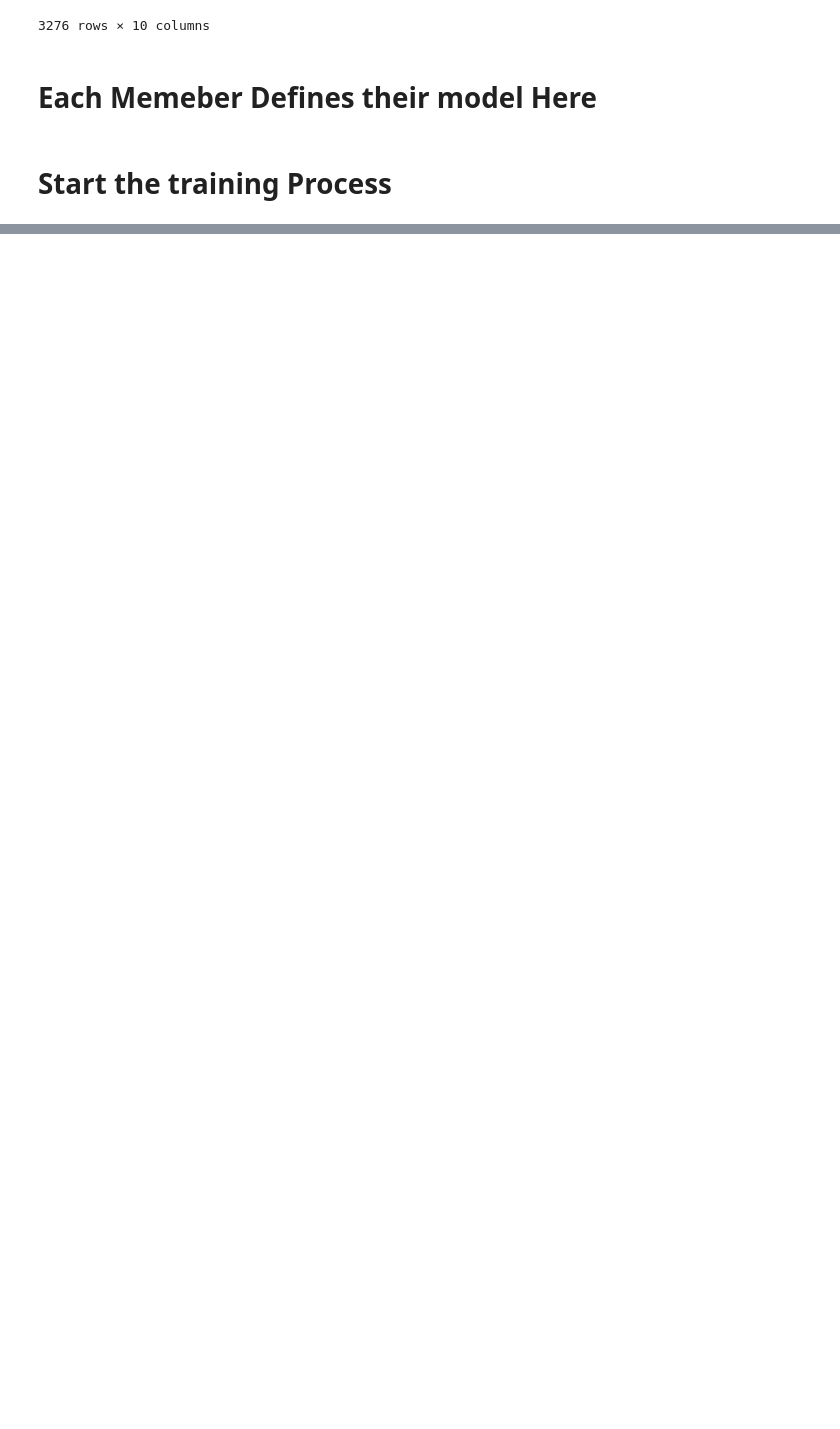
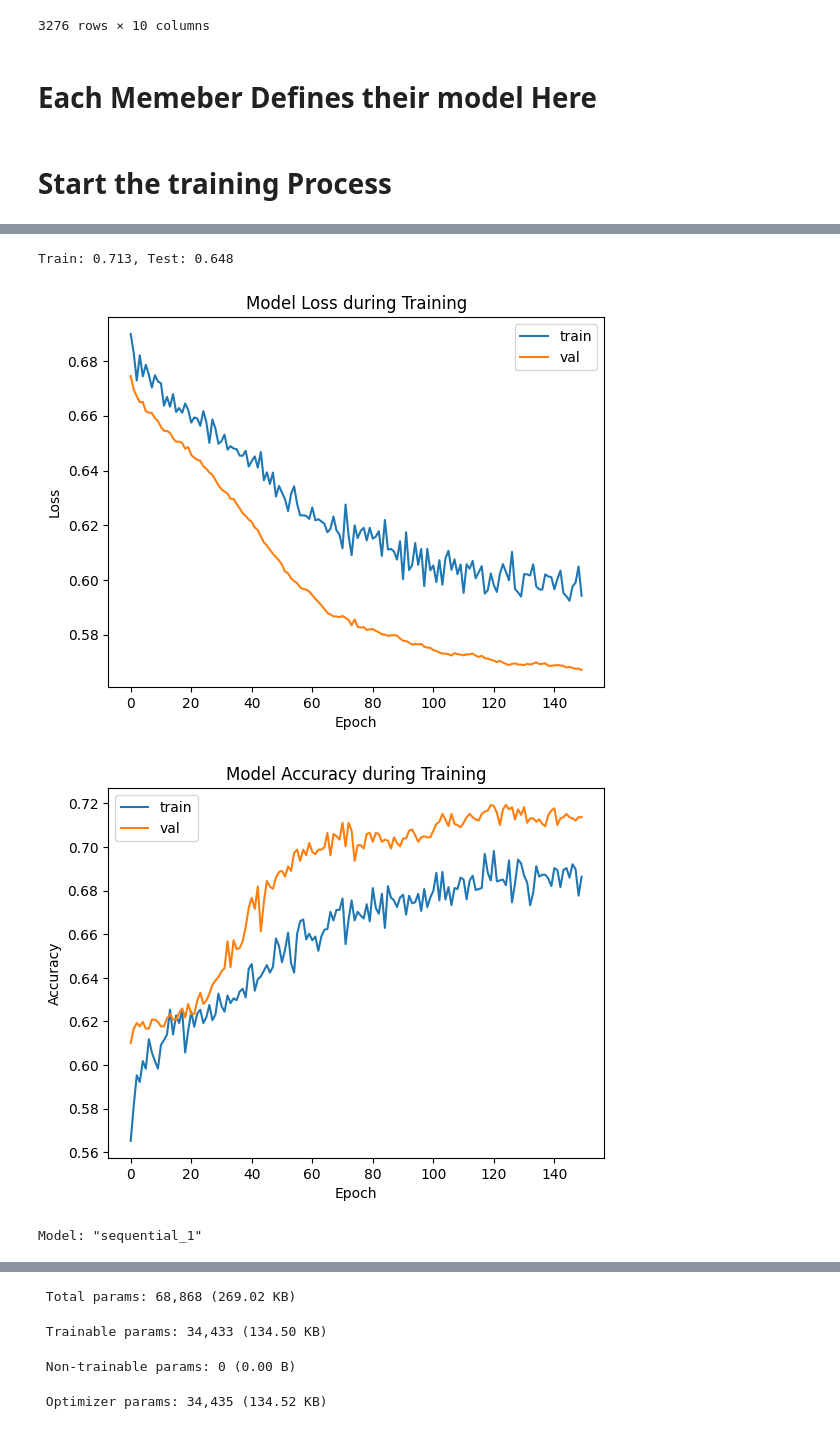
Before and after one commit to Branis333/Water-Quality-Model-peer9, a Jupyter notebook: formative_II_starter_code_.ipynb, the cells around one changed output, grey strips where cells are left out. Cells and saved outputs as stored; diff of their text form; code cells hidden in the pictures; blank space fills up the shorter version.

Commit message:
Added the graph diagrams

```diff
--- a/formative_II_starter_code_.ipynb
+++ b/formative_II_starter_code_.ipynb
@@ -68,7 +50,7 @@ data
 3276 rows × 10 columns
 # %%
 # generate 2d classification dataset
-X , Y = filled_data.drop('Potability',axis=1) , data['Potability']
+X , Y = filled_data.drop('Potability',axis=1) , filled_data['Potability']
 scaler = StandardScaler()
 cols_trans = ColumnTransformer(transformers=[('scaler',scaler,X.columns)])
 # sx_arr = cols_trans.fit_transform(X)
@@ -80,6 +63,7 @@ val_X_train , val_X_test , val_Y_train , val_Y_test = train_test_split(X_train,Y
 # %% [markdown]
 # Each Memeber Defines their model Here
 # %%
+#Model Definition by member 1
 def model_Ian_Ganza():
   model = tf.keras.models.Sequential([
       tf.keras.layers.Input(shape=(9,)),
@@ -95,6 +79,7 @@ def model_Ian_Ganza():
   model.compile(optimizer=adagrad, loss='binary_crossentropy', metrics=['accuracy'])
   return model
 
-krModel = KerasClassifier(build_fn=model_Ian_Ganza,batch_size=128,epochs=10)
+
+krModel = KerasRegressor(build_fn=model_Ian_Ganza,batch_size=324,epochs=150)
 pipeline = Pipeline(steps=[('preprocessor',cols_trans),('model',krModel)])
 early_stop = EarlyStopping(patience=5,monitor='val_loss',mode='min',restore_best_weights=True)
@@ -201,0 +123,55 @@ Model: "sequential_12"
+# %%
+# Use the score method of the pipeline, which internally calls the score method of the final estimator (KerasRegressor)
+# train_acc = pipeline.score(X_train, Y_train)
+# test_acc = pipeline.score(X_test, Y_test)
+
+# We need to access the history from the fitted model step within the pipeline
+# The history object is attached to the fitted KerasRegressor instance
+# Scikeras stores the history in the 'history_' attribute after fitting.
+# The fitted KerasRegressor instance is accessed via pipeline.named_steps['model']
+# Access the History object from the history_ attribute of the fitted KerasRegressor
+# The history_ attribute in Scikeras directly contains the dictionary of metrics
+model_history = pipeline.named_steps['model'].history_
+
+# Access the underlying Keras model from the fitted KerasRegressor
+keras_model = pipeline.named_steps['model'].model_
+
+# Use the evaluate method of the Keras model for evaluation
+# First, apply the preprocessing steps to the data before evaluating
+X_train_processed = pipeline.named_steps['preprocessor'].transform(X_train)
+X_test_processed = pipeline.named_steps['preprocessor'].transform(X_test)
+
+# Evaluate on the preprocessed data
+train_loss, train_acc = keras_model.evaluate(X_train_processed, Y_train, verbose=0)
+test_loss, test_acc = keras_model.evaluate(X_test_processed, Y_test, verbose=0)
+
+print('Train: %.3f, Test: %.3f' % (train_acc, test_acc))
+
+# plot training history
+# Access the history object from the fitted KerasRegressor in the pipeline
+# The history_ attribute already contains the training history including validation data
+pyplot.plot(model_history['loss'], label='train')
+pyplot.plot(model_history['val_loss'], label='val') # Use 'val_loss' as provided in validation_data
+pyplot.legend()
+pyplot.title('Model Loss during Training')
+pyplot.xlabel('Epoch')
+pyplot.ylabel('Loss')
+pyplot.show()
+
+pyplot.plot(model_history['accuracy'], label='train')
+pyplot.plot(model_history['val_accuracy'], label='val') # Use 'val_accuracy' corresponding to 'val_loss'
+pyplot.legend()
+pyplot.title('Model Accuracy during Training')
+pyplot.xlabel('Epoch')
+pyplot.ylabel('Accuracy')
+pyplot.show()
+
+
+# Access the Keras model from the pipeline to display the summary
+# The Keras model is available after fitting in the 'model_' attribute of the KerasRegressor
+pipeline.named_steps['model'].model_.summary()
+# %% [output]
+Train: 0.713, Test: 0.648
+[figure, added]
+[figure, added]
+Model: "sequential_1"
@@ -201,0 +195,4 @@ Model: "sequential_12"
+ Total params: 68,868 (269.02 KB)
+ Trainable params: 34,433 (134.50 KB)
+ Non-trainable params: 0 (0.00 B)
+ Optimizer params: 34,435 (134.52 KB)
```
Also changed, not shown: parts of 16 cells of this notebook.
